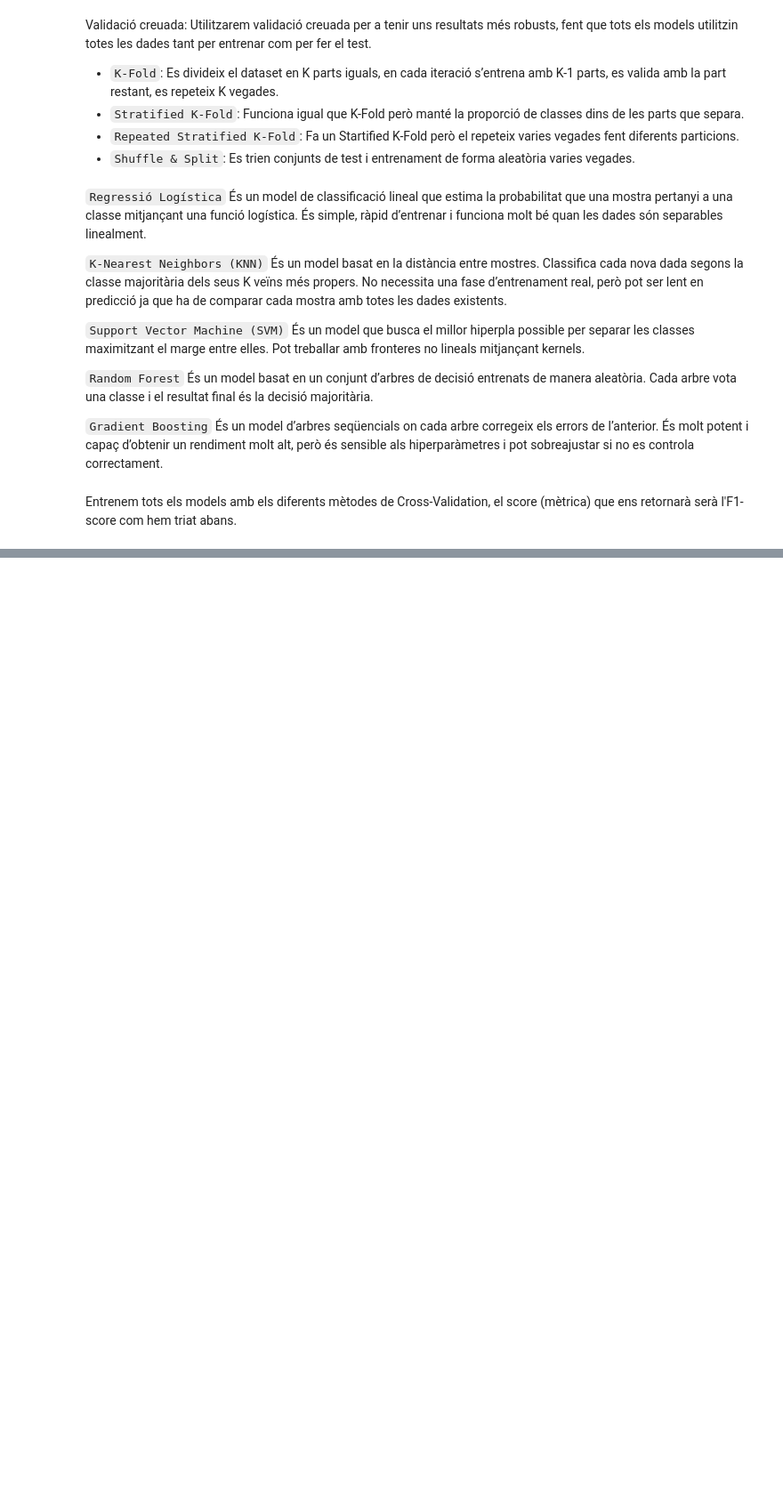
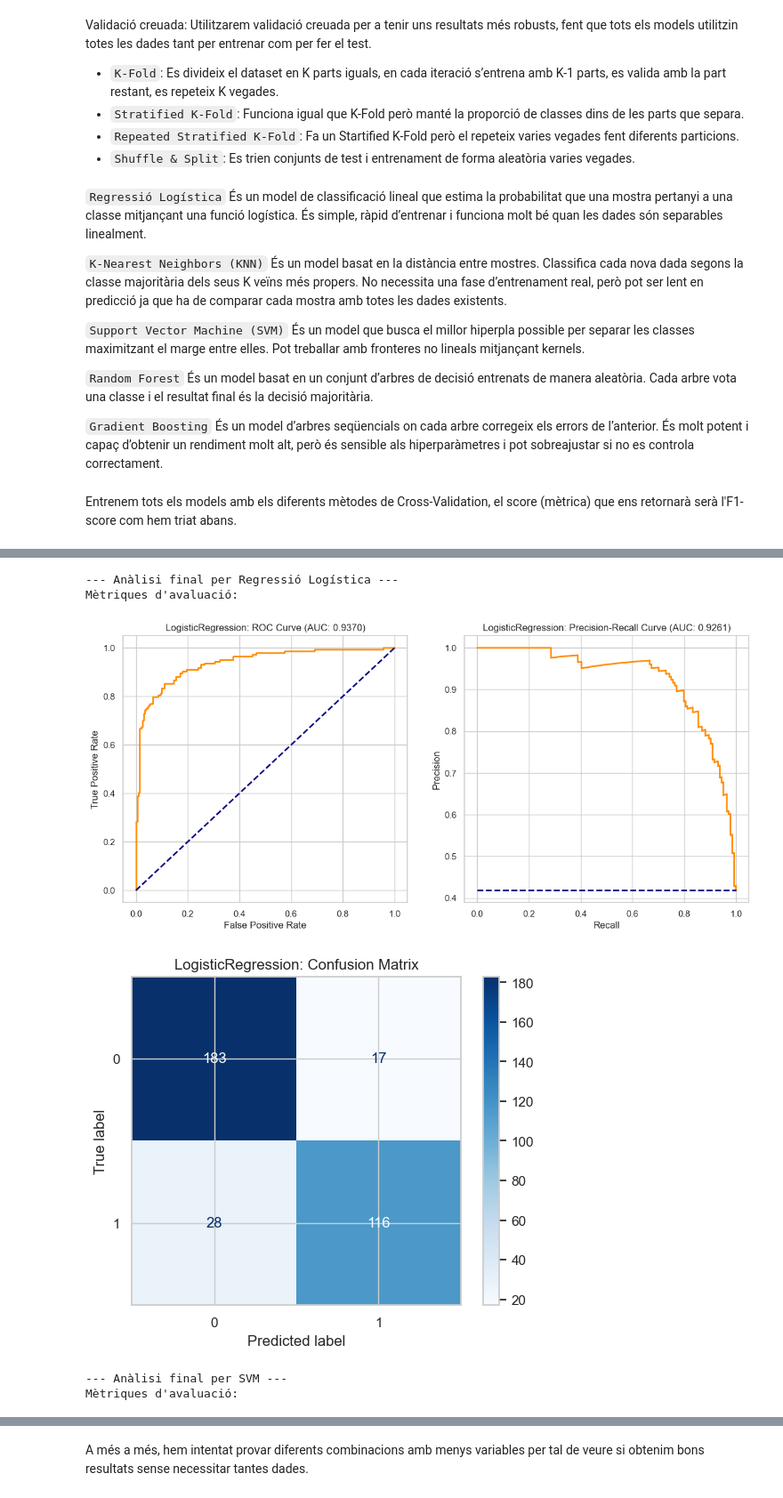
Before and after one commit to NIU1718117/Cas_Kaggle_Pistatxo, a Jupyter notebook: KAGGLE.ipynb, the cells around one changed output, grey strips where cells are left out. Shown at 89% size. Saved outputs shown, nothing was run; the diff lists cells and outputs as text; code cells hidden in the pictures; blank space fills up the shorter version.

Commit message:
Comentaris acabats, anàlisi final fet.

```diff
--- a/KAGGLE.ipynb
+++ b/KAGGLE.ipynb
@@ -1404,0 +1351,44 @@ display(metrics_df)
+# %%
+MILLORS_MODELS = {
+    LOGISTIC_REGRESSION: LogisticRegression,
+    SVM: SVC,
+}
+# %%
+
+for model_name, model_class in MILLORS_MODELS.items():
+    print(f"\n--- Anàlisi final per {model_name} ---")
+
+    hyperparams = best_params.get(model_name, {})
+
+    if model_name == SVM:
+        hyperparams['probability'] = True
+    model = Model(
+        model_class=model_class,
+        dataframe=df_net,
+        target='Class',
+        hyperparameters=hyperparams
+    )
+
+    model.predict()
+
+    # Mostrar mètriques
+    print("Mètriques d'avaluació:")
+    for metric, val in model.metrics.items():
+        print(f"{metric}: {val:.4f}")
+
+    # Visualitzar corbes ROC i PR
+    fig, axes = plt.subplots(1, 2, figsize=(14,6))
+    Plotter.plot_roc(model, plot_ax=axes[0])
+    Plotter.plot_pr(model, plot_ax=axes[1])
+    plt.show()
+
+    # Visualitzar matriu de confusió
+    Plotter.plot_confusion_matrix(model)
+    plt.show()
+# %% [output]
+--- Anàlisi final per Regressió Logística ---
+Mètriques d'avaluació:
+[figure, added]
+[figure, added]
+--- Anàlisi final per SVM ---
+Mètriques d'avaluació:
@@ -1405,3 +1397,5 @@ display(metrics_df)
+# %% [markdown]
+A més a més, hem intentat provar diferents combinacions amb menys variables per tal de veure si obtenim bons resultats sense necessitar tantes dades.
 # %%
 results = []
 
```
Also changed, not shown: parts of 28 cells of this notebook.
